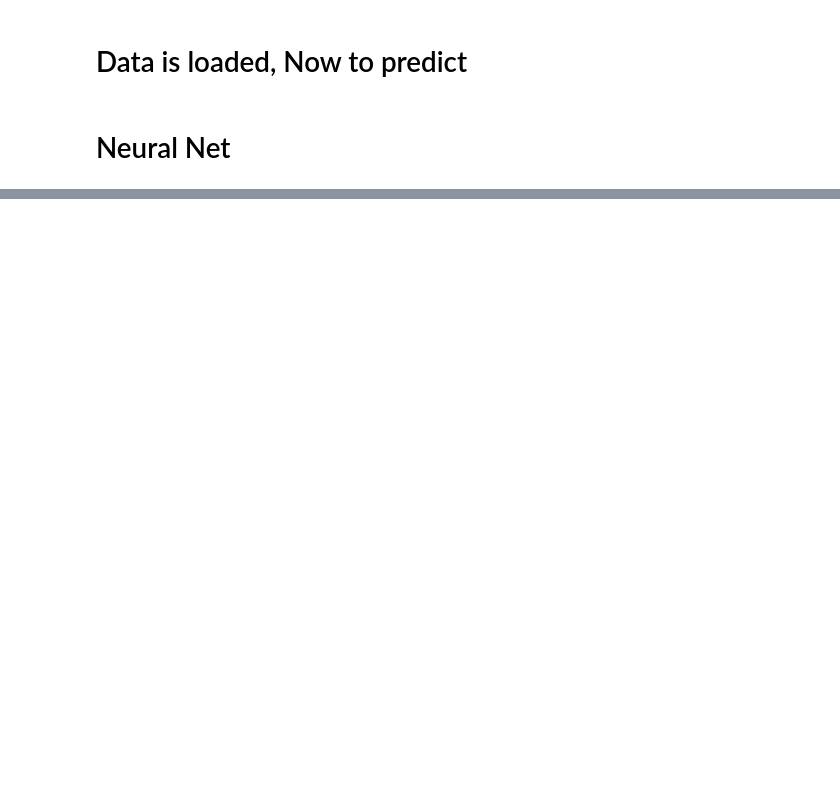
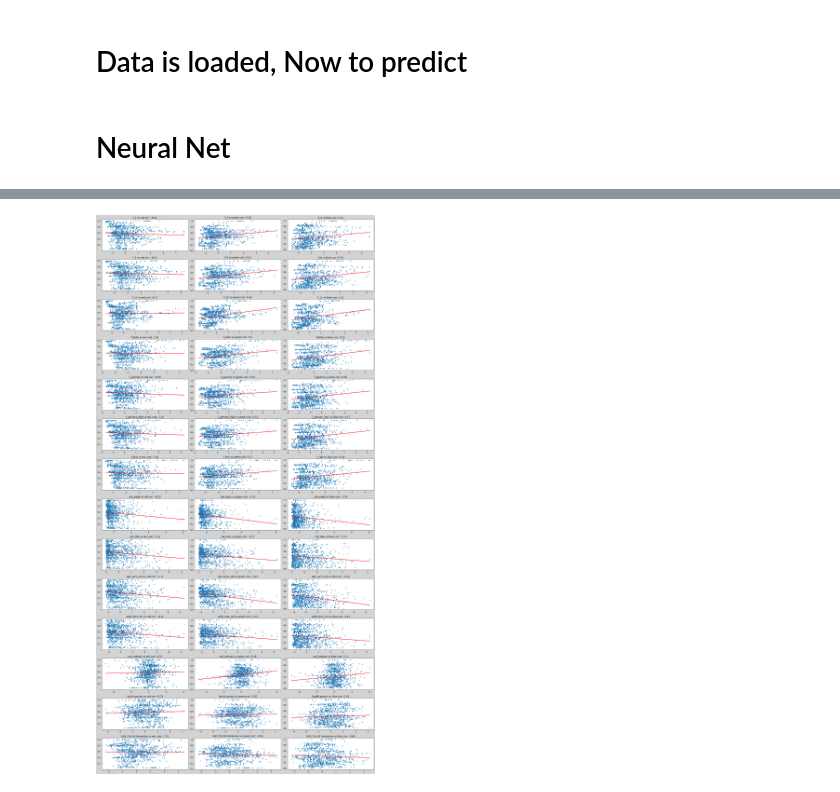
Before and after one commit to Sudhanshu-Sb2002/natural_images_summer_project, a Jupyter notebook: Python_code_Project/All_good.ipynb, the cells around one changed output, grey strips where cells are left out. Cells and saved outputs as stored; diff of their text form; code cells hidden in the pictures; blank space fills up the shorter version.

```diff
--- a/Python_code_Project/All_good.ipynb
+++ b/Python_code_Project/All_good.ipynb
@@ -595,10 +523,10 @@ def get_power_at_driver(return_values, base, stim, indices):
             for j in prange(stim.shape[1]):
                 return_values[i][j]=np.sum(stim[i][j][indices] / base[j][indices])
 
-def get_power_at(stim,base,f_values,f):
+def get_power_at(stim,base,f_valuesl,f):
     f_max=max(f)
     f_min=min(f)
-    indices=np.argwhere(np.logical_and(f_values>=f_min,f_values<=f_max)).flatten()
+    indices=np.argwhere(np.logical_and(f_valuesl>=f_min,f_valuesl<=f_max)).flatten()
     return_value=np.zeros(stim.shape[:2])
     get_power_at_driver(return_value,base,stim,indices)
     return return_value
@@ -657,7 +573,9 @@ def combine_dims(a, start=0, count=2):
     return np.reshape(a, s[:start] + (-1,) + s[start+count:])
 input_to_nn=combine_dims(np.concatenate((image_f_vals,spike_stim_mean,spike_stim_std,image_entropies),axis=2))
 for i in range(input_to_nn.shape[-1]):
-    input_to_nn[:,i]/=np.average(input_to_nn[:,i])
-    input_to_nn-=1
+    input_to_nn[:,i]-=np.average(input_to_nn[:,i])
+    input_to_nn[:,i]/=np.std(input_to_nn[:,i])
 
-output_to_nn=combine_dims(np.concatenate((image_e_averageRGB[:,:,:3],np.reshape(image_e_stdRGB[:,:,3]/image_e_averageRGB[:,:,3],(image_e_averageRGB.shape[0],image_e_averageRGB.shape[1],1))),axis=2))
+#output_to_nn=combine_dims(np.concatenate((image_e_averageRGB[:,:,:3],np.reshape(image_e_stdRGB[:,:,3]/image_e_averageRGB[:,:,3],(image_e_averageRGB.shape[0],image_e_averageRGB.shape[1],1))),axis=2))
+output_to_nn=combine_dims(image_e_averageRGB[:,:,:3])
+fraction=0.75
@@ -707,0 +582,24 @@ aaaohh=test_output.detach().numpy()
+# %%
+#lets check the correlation between all pairs of inpu and output vectors
+input_dict={0:'f_4',1:'f_8',2:'f_12',3:'f_beta',4:'f_gamma',5:'f_gamma_high',6:'f_fast',7:'spk_early',8:'spk_late',9:'spk_early_std',10:'spike_late_std',11:'svd_entropy',12:'hjorth_param',13:'katz_fractal dimension'}
+output_dict={0:'red',1:'green',2:'blue'}
+fig,ax=plt.subplots(input_to_nn.shape[-1],output_to_nn.shape[-1])
+fig.set_size_inches(20, 40)
+fig.set_facecolor('lightgray')
+fig.set_dpi=2000
+#set tight
+def func_fit(x,a,b):
+        return a*x+b
+for i in range(input_to_nn.shape[-1]):
+    for j in range(output_to_nn.shape[-1]):
+        x=input_to_nn[:,i]
+        y=output_to_nn[:,j]
+        correlation=np.corrcoef(x,y)[0,1]
+        ax[i][j].scatter(x,y,marker='.')
+        ax[i][j].set_title(input_dict[i]+" vs "+output_dict[j]+ ' corr: %s'%round(correlation,2))
+        cfit=curve_fit(func_fit,x,y)
+        ax[i][j].plot(x,func_fit(x,*cfit[0]),color='r')
+plt.tight_layout()
+plt.show()
+# %% [output]
+[figure, added]
```
Also changed, not shown: parts of 23 cells of this notebook, 8 other files.
